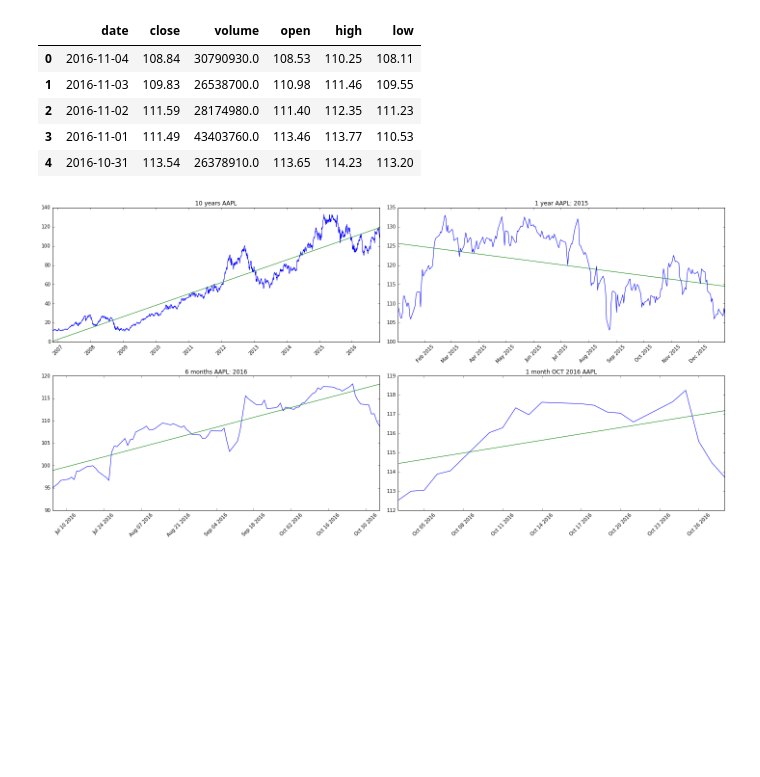
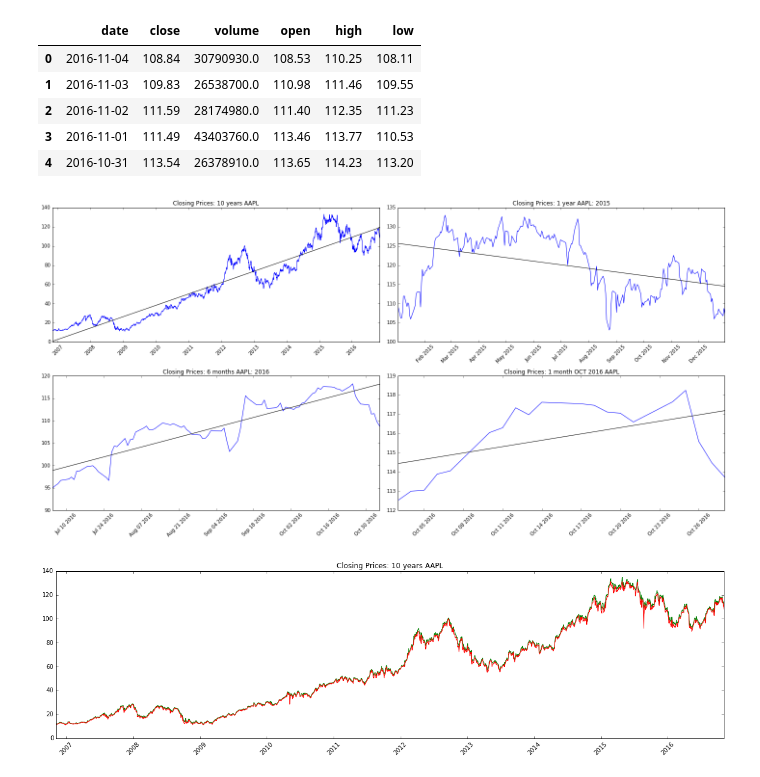
Before and after one commit to alexanderplin/CS109-Final-Project, a Jupyter notebook: Data Exploration.ipynb, the cells around one changed output. Saved outputs shown, nothing was run; the diff lists cells and outputs as text; code cells hidden in the pictures; blank space fills up the shorter version.

Commit message:
Pretty Graphs

```diff
--- a/Data Exploration.ipynb
+++ b/Data Exploration.ipynb
@@ -49,29 +49,36 @@ aapl_data.head(n=5)
 # %%
 def filter_data_by_date(data, date_start, date_end):
     return data[(data['date'] > date_start) & (data['date'] < date_end)]
 
-def plot_stock_data(data, ax, option="close", title="", lin_reg=False):
+def plot_stock_data(data, ax, option="close", title="", lin_reg=False, color='b'):
     ax.set_title(title)
-    ax.plot(data['date'].values, data[option].values)
+    ax.plot(data['date'].values, data[option].values, c=color)
 
     if(lin_reg):
         lin_reg = linear_model.LinearRegression()
         x_vals = np.arange(len(data['date'].values)).reshape(len(data['date'].values),1)
         lin_reg.fit(x_vals, data[option].values)
         y = lin_reg.predict([[0],[len(data['date'].values)-1]])
-        ax.plot([data['date'].values[0], data['date'].values[len(data['date'].values)-1]], y)
+        ax.plot([data['date'].values[0], data['date'].values[len(data['date'].values)-1]], y, c='black')
 
     for tick in ax.get_xticklabels():
         tick.set_rotation(45)
 
     return ax
 
 fig, ax = plt.subplots(2, 2, figsize=(20, 10))
-plot_stock_data(aapl_data, ax[0][0], title="C10 years AAPL", lin_reg=True)
+plot_stock_data(aapl_data, ax[0][0], title="Closing Prices: 10 years AAPL", lin_reg=True)
 plot_stock_data(filter_data_by_date(aapl_data,'2015-1-1', '2015-12-31'), ax[0][1], title="Closing Prices: 1 year AAPL: 2015", lin_reg=True)
 plot_stock_data(filter_data_by_date(aapl_data,'2016-7-1', '2016-12-31'), ax[1][0], title="Closing Prices: 6 months AAPL: 2016", lin_reg=True)
-plot_stock_data(filter_data_by_date(aapl_data,'2016-10-1', '2016-10-31'), ax[1][1], title="Clsoing Prices: 1 month OCT 2016 AAPL", lin_reg=True)
+plot_stock_data(filter_data_by_date(aapl_data,'2016-10-1', '2016-10-31'), ax[1][1], title="Closing Prices: 1 month OCT 2016 AAPL", lin_reg=True)
+plot_stock_data(filter_data_by_date(aapl_data,'2016-10-1', '2016-10-31'), ax[1][1], option='high',title="Closing Prices: 1 month OCT 2016 AAPL", lin_reg=True)
 plt.tight_layout()
 plt.show()
+
+fig, ax = plt.subplots(1, 1, figsize=(20, 5))
+plot_stock_data(aapl_data, ax, option='high' ,title="Closing Prices: 10 years AAPL", color='g')
+plot_stock_data(aapl_data, ax, option='low' ,title="Closing Prices: 10 years AAPL", color='r')
+plt.show()
 # %% [output]
-[figure, old version]
+[figure, new version]
+[figure, added]
```
